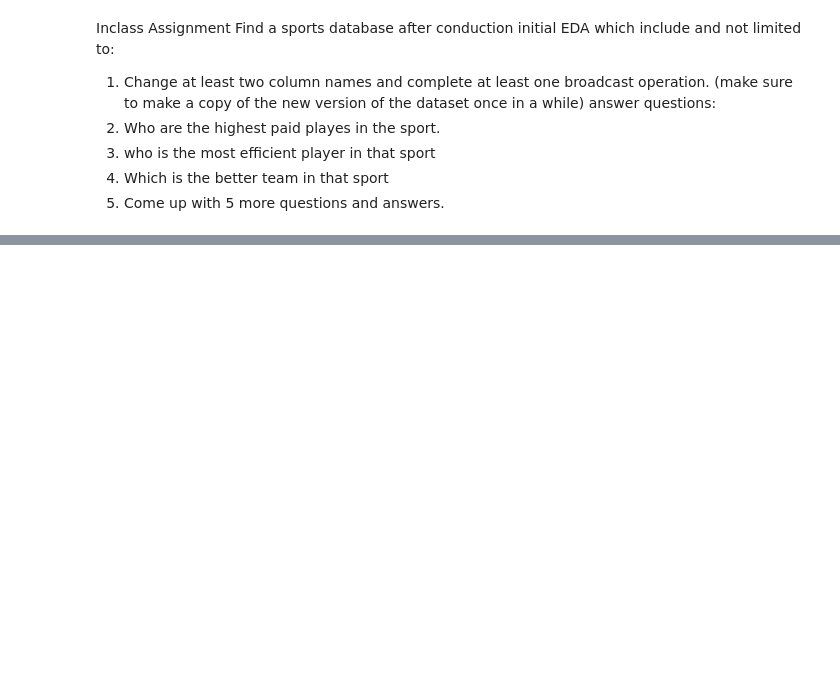
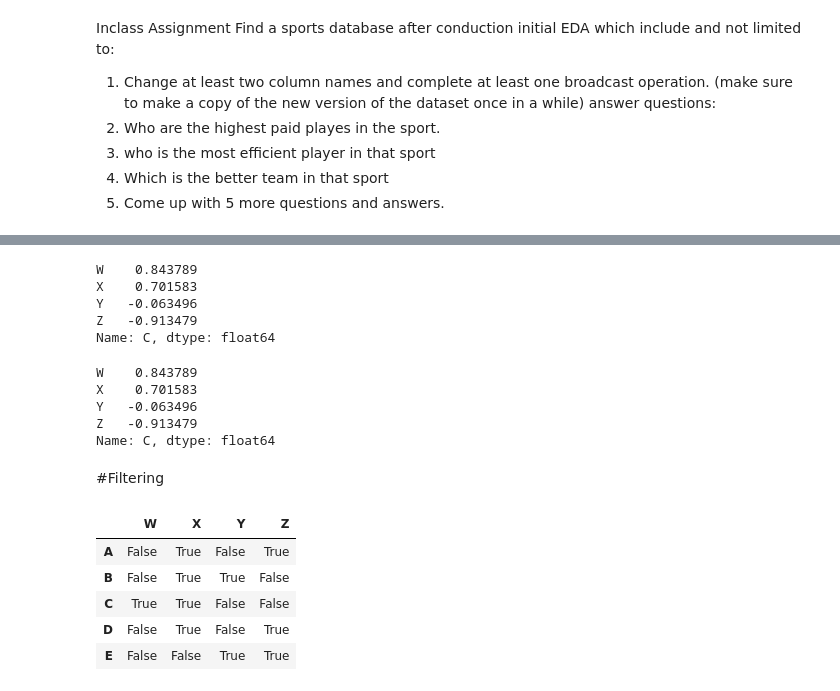
Before and after one commit to somezzedup/Micro-Credential-Winter-2022, a Jupyter notebook: Pandas_1.ipynb, the cells around one changed output, grey strips where cells are left out. Drawn from its saved outputs; the diff is of its cells as text; code cells hidden in the pictures; blank space fills up the shorter version.

```diff
--- a/Pandas_1.ipynb
+++ b/Pandas_1.ipynb
@@ -485,0 +509,30 @@ answer questions:
+# %%
+#loc pulls out row we want to pull out
+data.loc['C']
+# %% [output]
+W    0.843789
+X    0.701583
+Y   -0.063496
+Z   -0.913479
+Name: C, dtype: float64
+# %%
+#iloc pulls out index we wants to pull out
+data.iloc[2]
+# %% [output]
+W    0.843789
+X    0.701583
+Y   -0.063496
+Z   -0.913479
+Name: C, dtype: float64
+# %% [markdown]
+#Filtering
+# %%
+#Filtering
+data > 0
+# %% [output]
+|  | W | X | Y | Z |
+| A | False | True | False | True |
+| B | False | True | True | False |
+| C | True | True | False | False |
+| D | False | True | False | True |
+| E | False | False | True | True |
```
Also changed, not shown: parts of 19 cells of this notebook.
